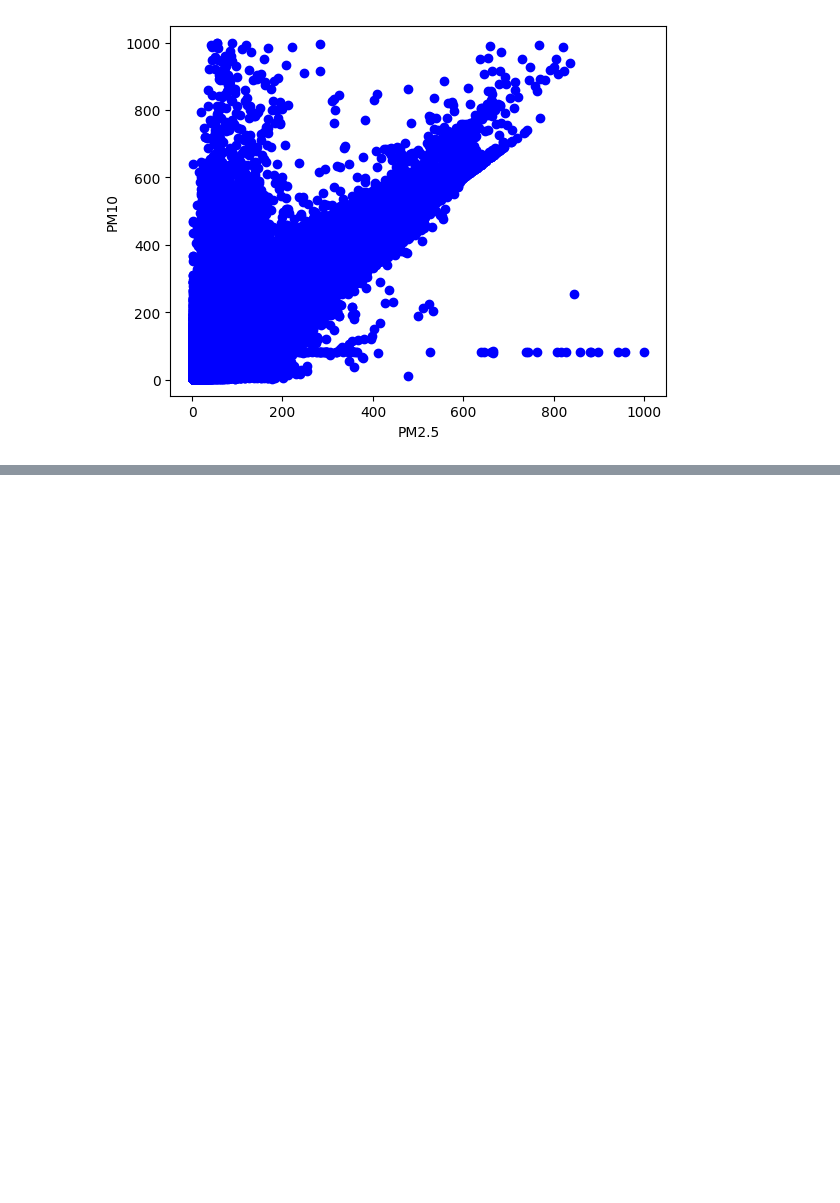
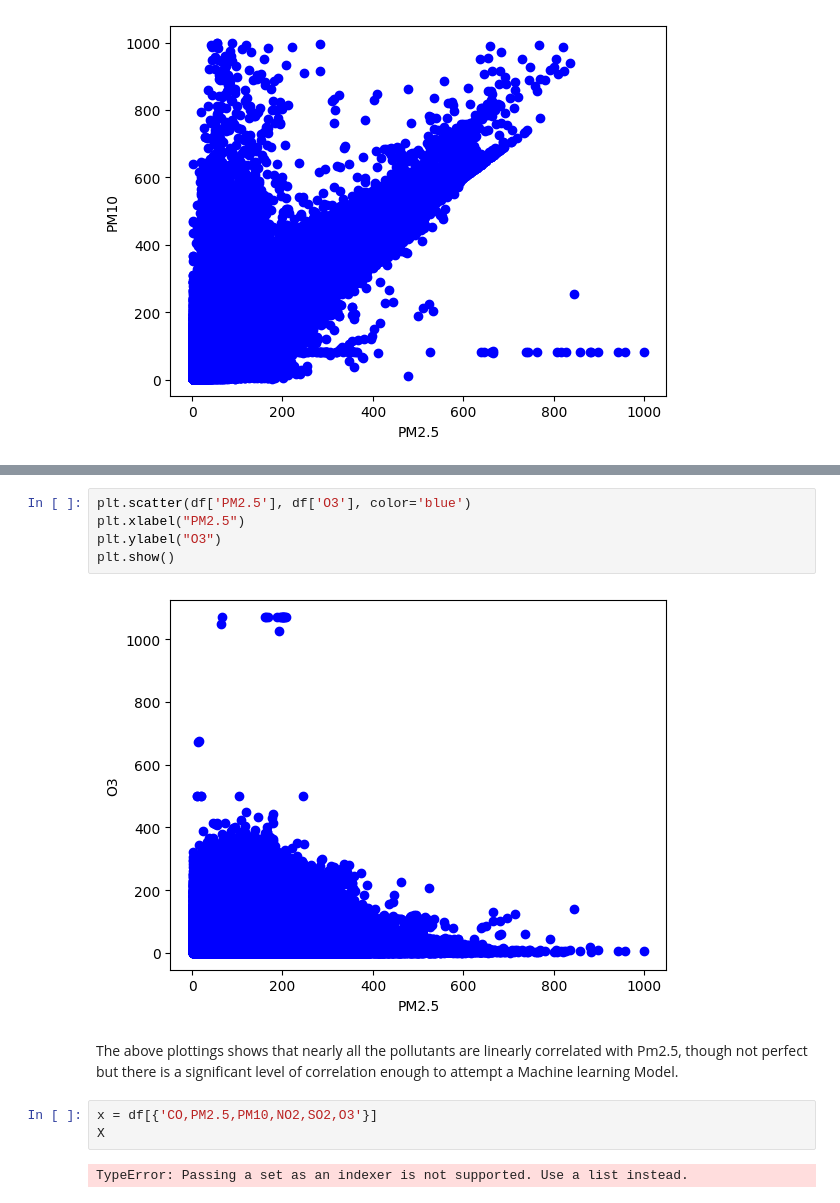
Before and after one commit to SUNDAYTITILAYO/CMP700ACCESSMENT, a Jupyter notebook: ACCESSMENT_PROGRESS.ipynb, the cells around one changed output, grey strips where cells are left out. Saved outputs shown, nothing was run; the diff lists cells and outputs as text; blank space fills up the shorter version.

```diff
--- a/ACCESSMENT_PROGRESS.ipynb
+++ b/ACCESSMENT_PROGRESS.ipynb
@@ -556,0 +571,14 @@ plt.show()
+# %%
+plt.scatter(df['PM2.5'], df['O3'], color='blue')
+plt.xlabel("PM2.5")
+plt.ylabel("O3")
+plt.show()
+# %% [output]
+[figure, added]
+# %% [markdown]
+The above plottings shows that nearly all the pollutants are linearly correlated with Pm2.5, though not perfect but there is a significant level of correlation enough to attempt a Machine learning Model.
+# %%
+x = df[{'CO,PM2.5,PM10,NO2,SO2,O3'}]
+X
+# %% [output]
+TypeError: Passing a set as an indexer is not supported. Use a list instead.
```
Also changed, not shown: parts of 3 cells of this notebook.
